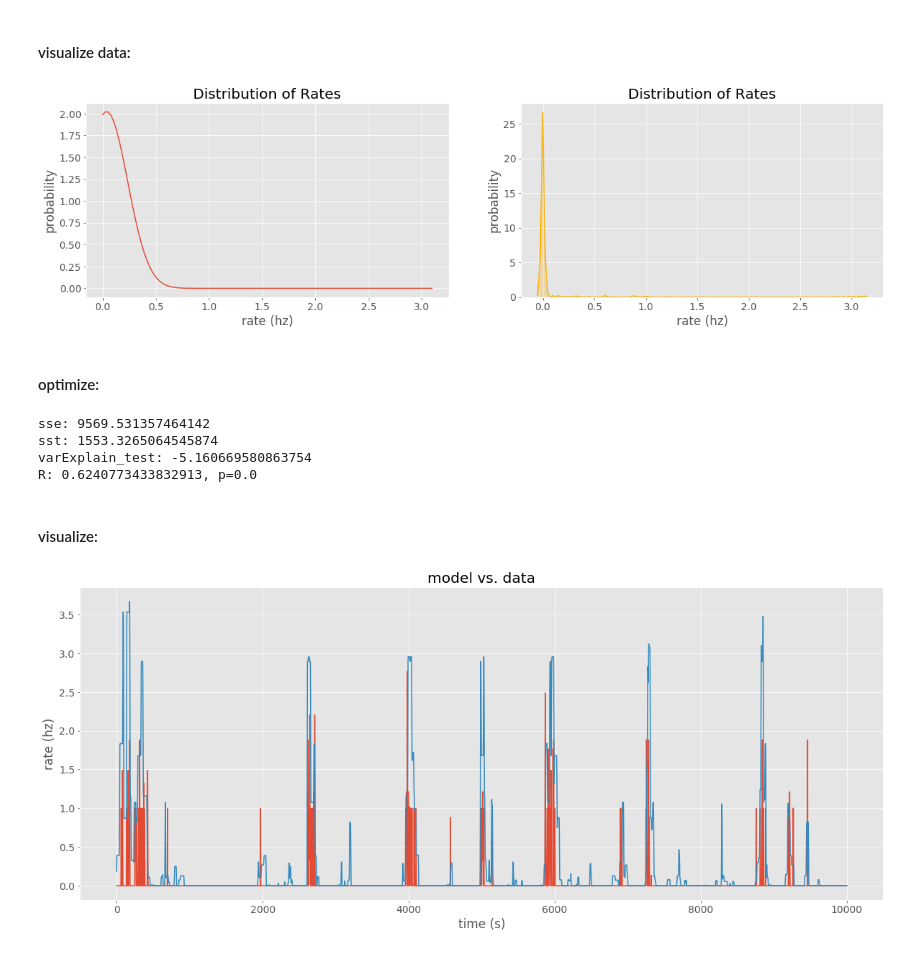
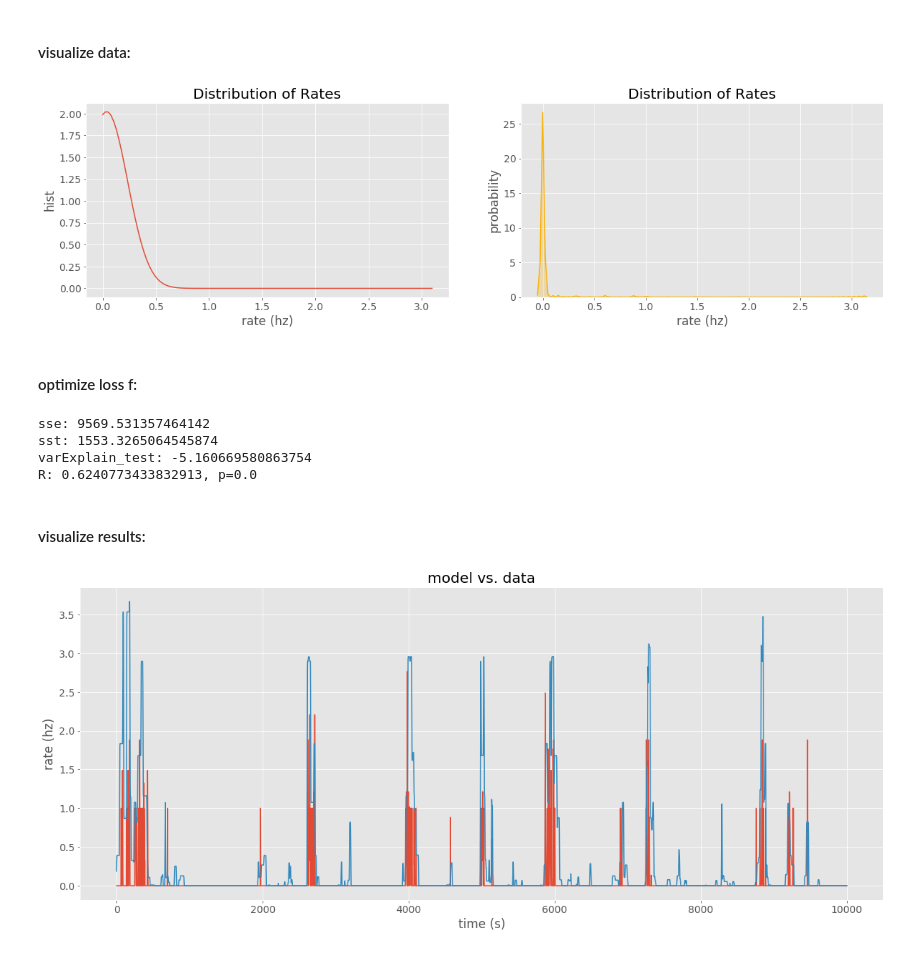
Before and after one commit to jncarpen/GLM-eb, a Jupyter notebook: GLM-eb.ipynb, the cells around one changed output. Saved outputs shown, nothing was run; the diff lists cells and outputs as text; code cells hidden in the pictures.

```diff
--- a/GLM-eb.ipynb
+++ b/GLM-eb.ipynb
@@ -235,19 +235,19 @@ Testing data set length=9810
 # %%
 fig, ax = plt.subplots(1, 2, figsize=(20, 5))
 _, bin_edges = np.histogram(y,120)
 ax[0].plot(bin_edges, scipy.stats.norm.pdf(bin_edges, loc=y.mean(), scale=y.std()))
 ax[0].set_title(r'Distribution of Rates')
 ax[0].set_xlabel('rate (hz)')
-ax[0].set_ylabel('probability')
+ax[0].set_ylabel('hist')
 
 sns.kdeplot(y, color='#fcb103', bw=.017,shade=True)
 ax[1].set_title(r'Distribution of Rates')
 ax[1].set_xlabel('rate (hz)')
 ax[1].set_ylabel('probability');
 # %% [output]
-[figure, old version]
+[figure, new version]
 # %% [markdown]
-#### optimize:
+#### optimize loss f:
 # %%
 res = g.bfgs(data,param)
 
@@ -277,7 +277,7 @@ sst: 1553.3265064545874
 varExplain_test: -5.160669580863754
 R: 0.6240773433832913, p=0.0
 # %% [markdown]
-#### visualize:
+#### visualize results:
 # %%
 w_fit = res.x[1:]
 b_fit = res.x[0]
```
